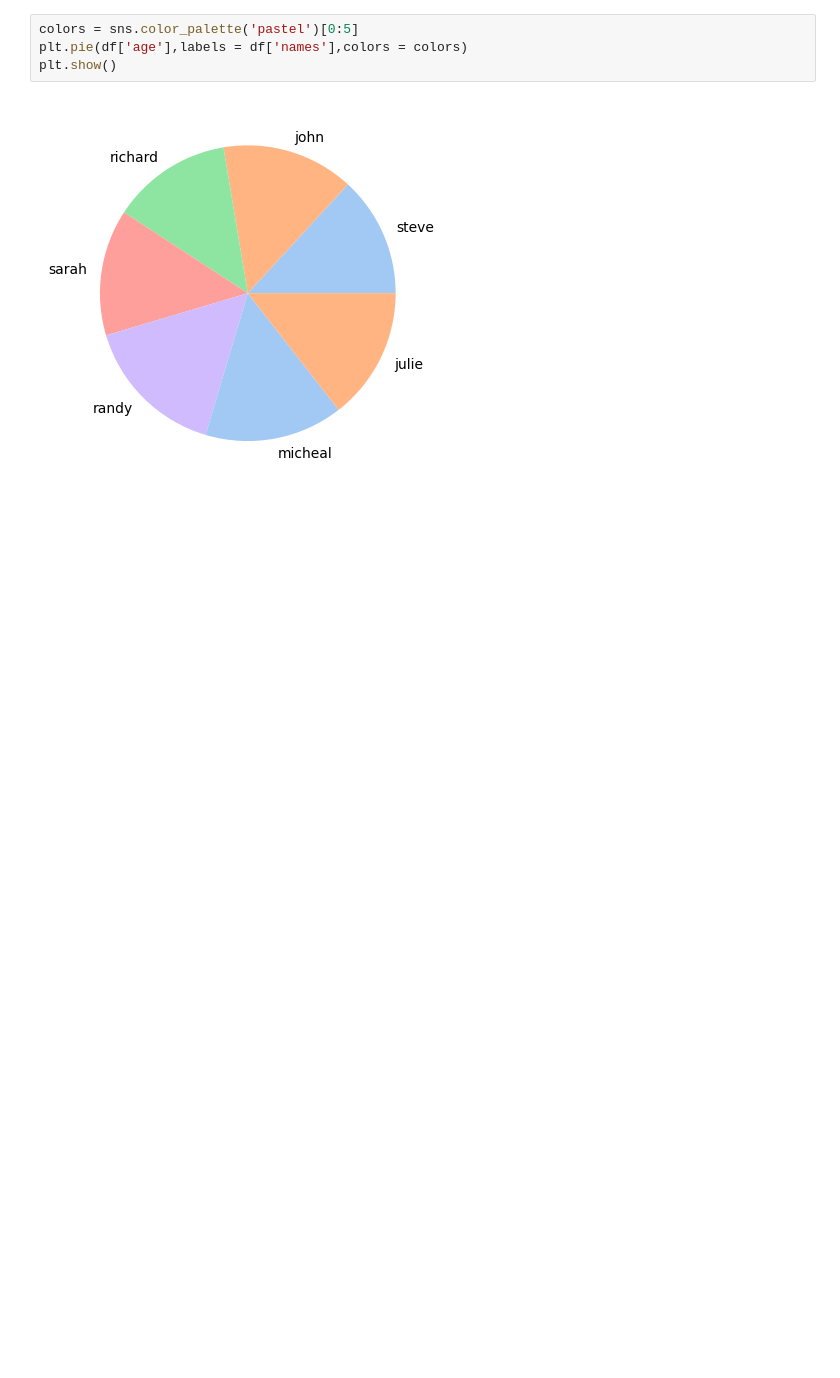
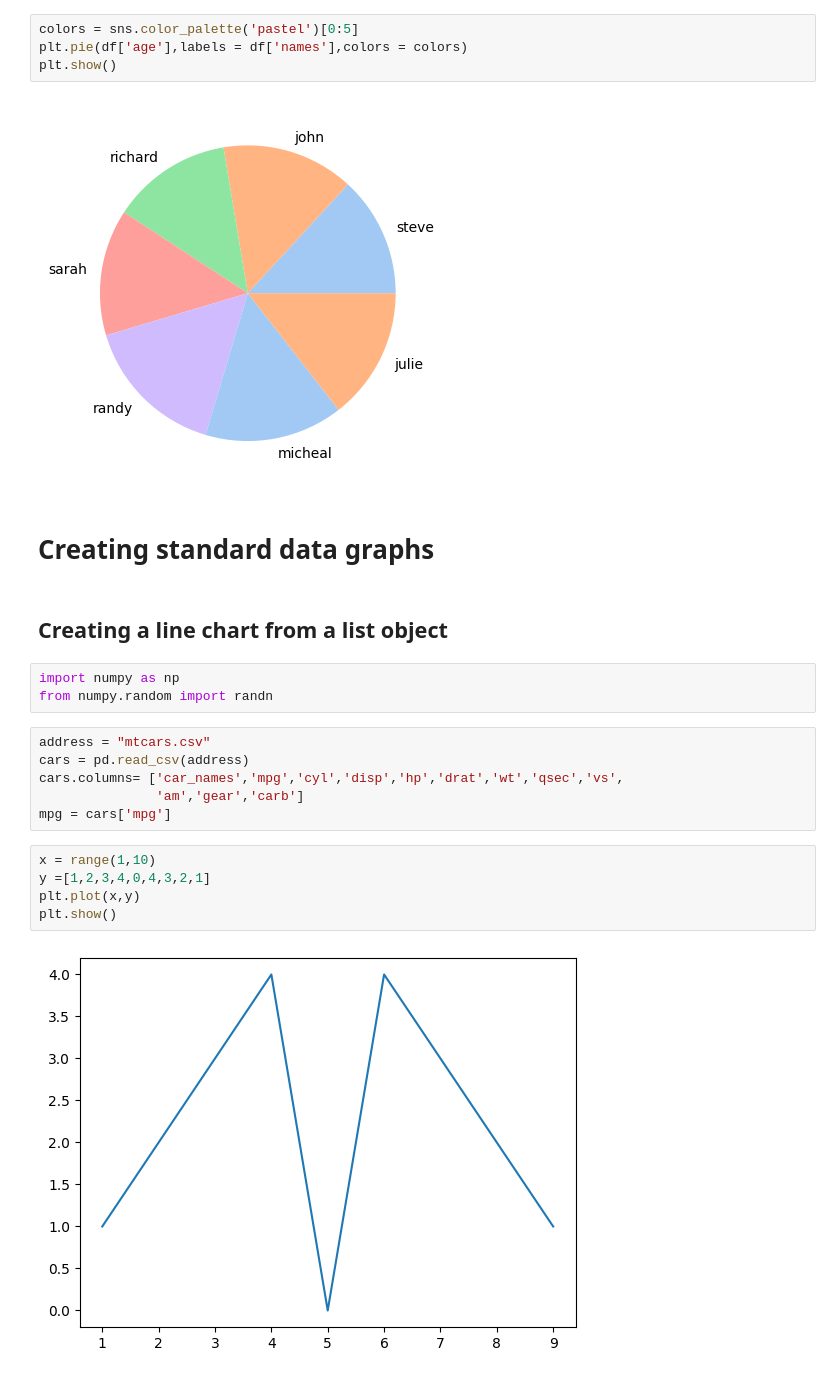
Before and after one commit to SamAugusto/data-science-and-machine-learning, a Jupyter notebook: Data_Vizualization.ipynb, the cells around one changed output. Cells and saved outputs as stored; diff of their text form; blank space fills up the shorter version.

```diff
--- a/Data_Vizualization.ipynb
+++ b/Data_Vizualization.ipynb
@@ -91,3 +91,23 @@ plt.pie(df['age'],labels = df['names'],colors = colors)
 plt.show()
 # %% [output]
 [figure]
+# %% [markdown]
+# Creating standard data graphs
+# %% [markdown]
+## Creating a line chart from a list object
+# %%
+import numpy as np
+from numpy.random import randn
+# %%
+address = "mtcars.csv"
+cars = pd.read_csv(address)
+cars.columns= ['car_names','mpg','cyl','disp','hp','drat','wt','qsec','vs',
+               'am','gear','carb']
+mpg = cars['mpg']
+# %%
+x = range(1,10)
+y =[1,2,3,4,0,4,3,2,1]
+plt.plot(x,y)
+plt.show()
+# %% [output]
+[figure, added]
```
Also changed, not shown: parts of 13 cells of this notebook.
